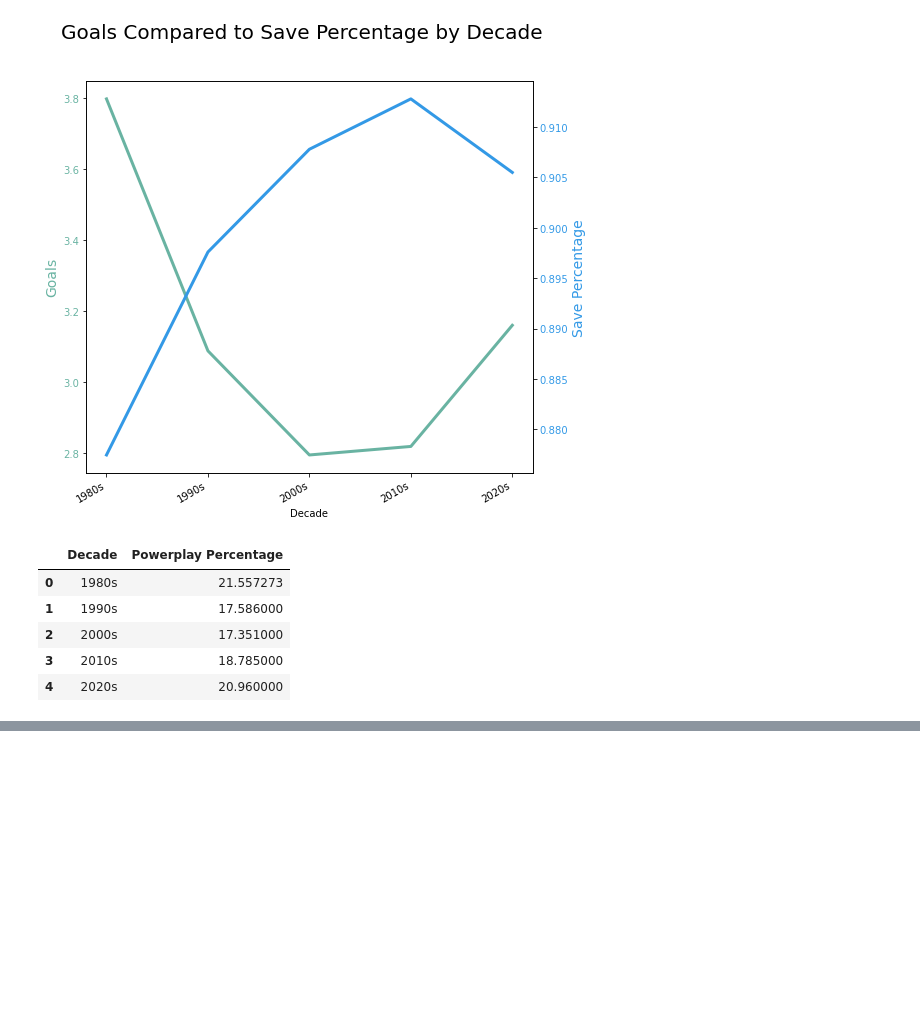
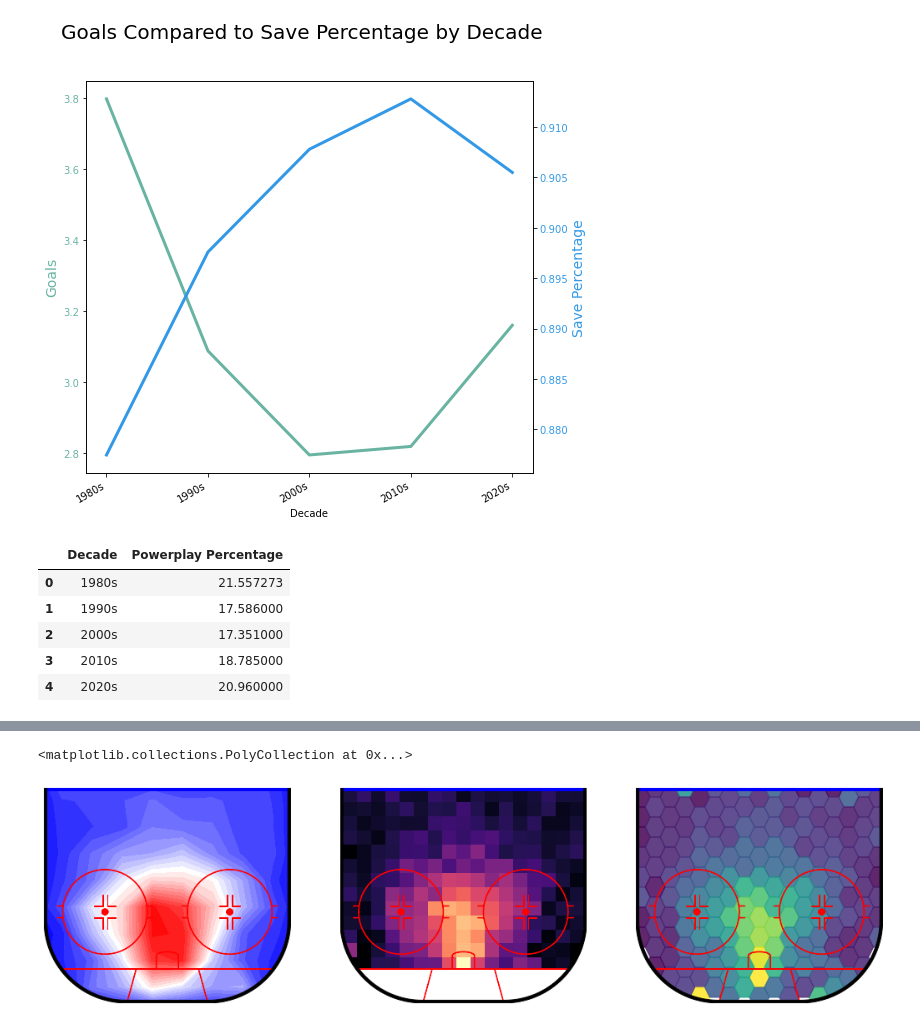
Before and after one commit to kmgreer405/kevin_da8_capstone, a Jupyter notebook: notebooks/capstone.ipynb, the cells around one changed output, grey strips where cells are left out. Saved outputs shown, nothing was run; the diff lists cells and outputs as text; code cells hidden in the pictures; blank space fills up the shorter version.

```diff
--- a/notebooks/capstone.ipynb
+++ b/notebooks/capstone.ipynb
@@ -263,0 +696,36 @@ sns.lineplot( x = "Decade",
+# %%
+import numpy as np
+
+ozone_shots = (
+    shots
+    .assign(
+        is_goal=shots.event_type == "GOAL",
+        x=np.abs(shots.x),
+        y=shots.y * np.sign(shots.x),
+    )
+)
+
+fig, axs = plt.subplots(1, 3, figsize=(18, 8))
+
+rink = NHLRink(rotation=270, net={"visible": False})
+
+rink.contourf(
+    "x", "y", "is_goal", data=ozone_shots,
+    nbins=8, levels=30, plot_range="ozone", cmap="bwr",
+    ax=axs[0], draw_kw={"display_range": "ozone"},
+)
+
+rink.heatmap(
+    "x", "y", "is_goal", data=ozone_shots,
+    binsize=5, fill_value=0, plot_xlim=(25, 89), cmap="magma", vmax=0.25,
+    ax=axs[1], draw_kw={"display_range": "ozone"},
+)
+
+rink.hexbin(
+    "x", "y", "is_goal", data=ozone_shots,
+    gridsize=(14, 8), plot_range="ozone", alpha=0.85, vmax=0.25,
+    ax=axs[2], draw_kw={"display_range": "ozone"},
+)
+# %% [output]
+<matplotlib.collections.PolyCollection at 0x...>
+[figure, added]
```
Also changed, not shown: parts of 35 cells of this notebook, 1 other file.
